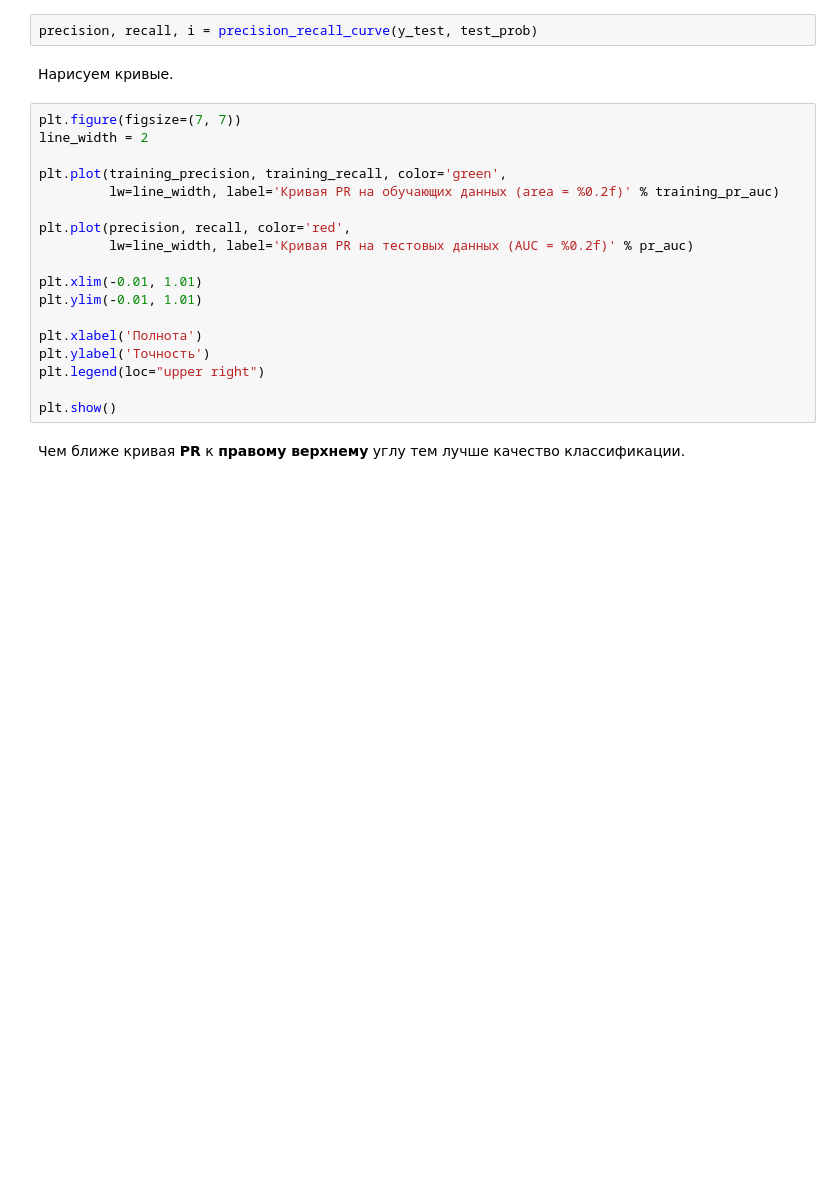
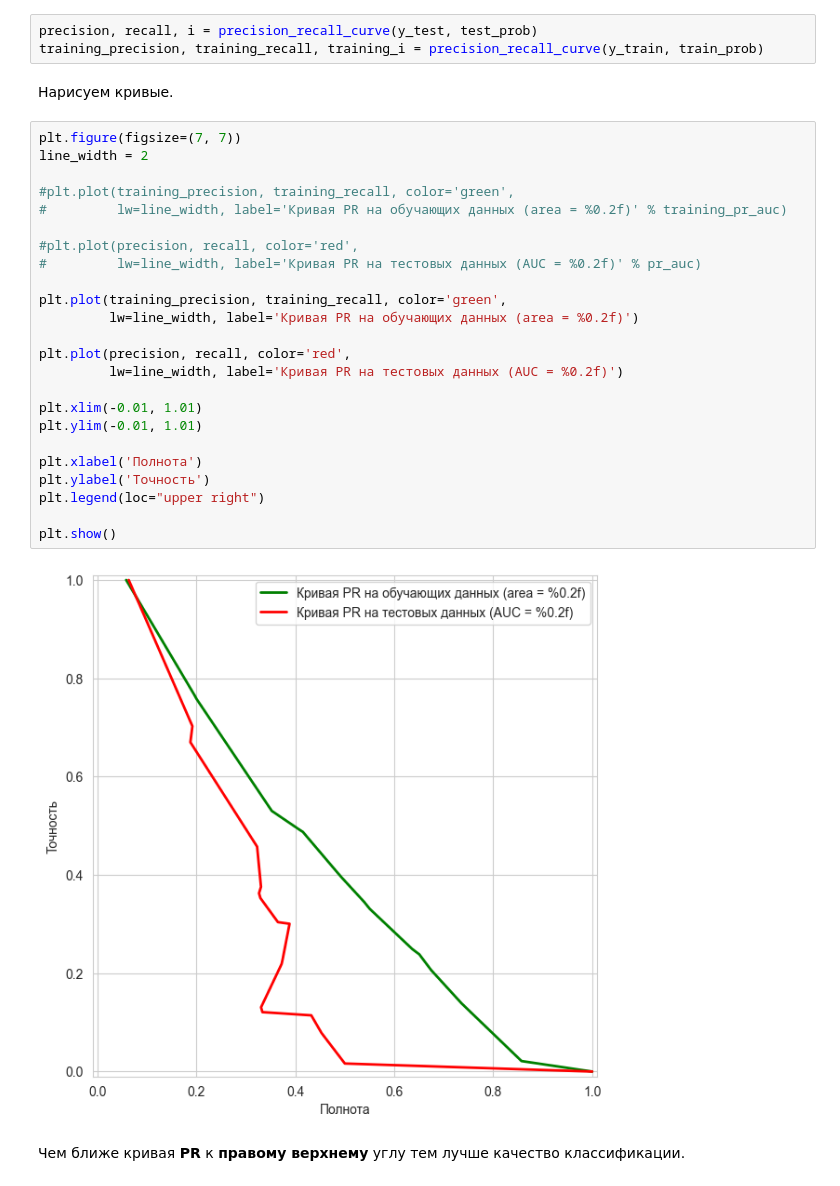
Before and after one commit to bazhil/introduction_in_ml, a Jupyter notebook: 1. Теория вероятности и математическая статистика/4. Алгоритмы машинного обучения для решения задач обучения с учителем/Metrics.ipynb, the cells around one changed output. Cells and saved outputs as stored; diff of their text form; blank space fills up the shorter version.

```diff
--- a/1. Теория вероятности и математическая статистика/4. Алгоритмы машинного обучения для решения задач обучения с учителем/Metrics.ipynb
+++ b/1. Теория вероятности и математическая статистика/4. Алгоритмы машинного обучения для решения задач обучения с учителем/Metrics.ipynb
@@ -478,26 +490,35 @@ print("Полнота: {:.2%}".format(recall))
 В пространстве **precision-recall** можно построить кривую, аналогичную **ROC**-кривой в пространстве **fpr-tpr**.
 # %%
 precision, recall, i = precision_recall_curve(y_test, test_prob)
+training_precision, training_recall, training_i = precision_recall_curve(y_train, train_prob)
 # %% [markdown]
 Нарисуем кривые.
 # %%
 plt.figure(figsize=(7, 7))
 line_width = 2
 
+#plt.plot(training_precision, training_recall, color='green',
+#         lw=line_width, label='Кривая PR на обучающих данных (area = %0.2f)' % training_pr_auc)
+
+#plt.plot(precision, recall, color='red',
+#         lw=line_width, label='Кривая PR на тестовых данных (AUC = %0.2f)' % pr_auc)
+
 plt.plot(training_precision, training_recall, color='green',
-         lw=line_width, label='Кривая PR на обучающих данных (area = %0.2f)' % training_pr_auc)
+         lw=line_width, label='Кривая PR на обучающих данных (area = %0.2f)')
 
 plt.plot(precision, recall, color='red',
-         lw=line_width, label='Кривая PR на тестовых данных (AUC = %0.2f)' % pr_auc)
+         lw=line_width, label='Кривая PR на тестовых данных (AUC = %0.2f)')
 
 plt.xlim(-0.01, 1.01)
 plt.ylim(-0.01, 1.01)
 
 plt.xlabel('Полнота')
 plt.ylabel('Точность')
 plt.legend(loc="upper right")
 
 plt.show()
+# %% [output]
+[figure, added]
 # %% [markdown]
 Чем ближе кривая **PR** к **правому верхнему** углу тем лучше качество классификации.
 # %% [markdown]
```
Also changed, not shown: parts of 11 cells of this notebook, 2 other files.
